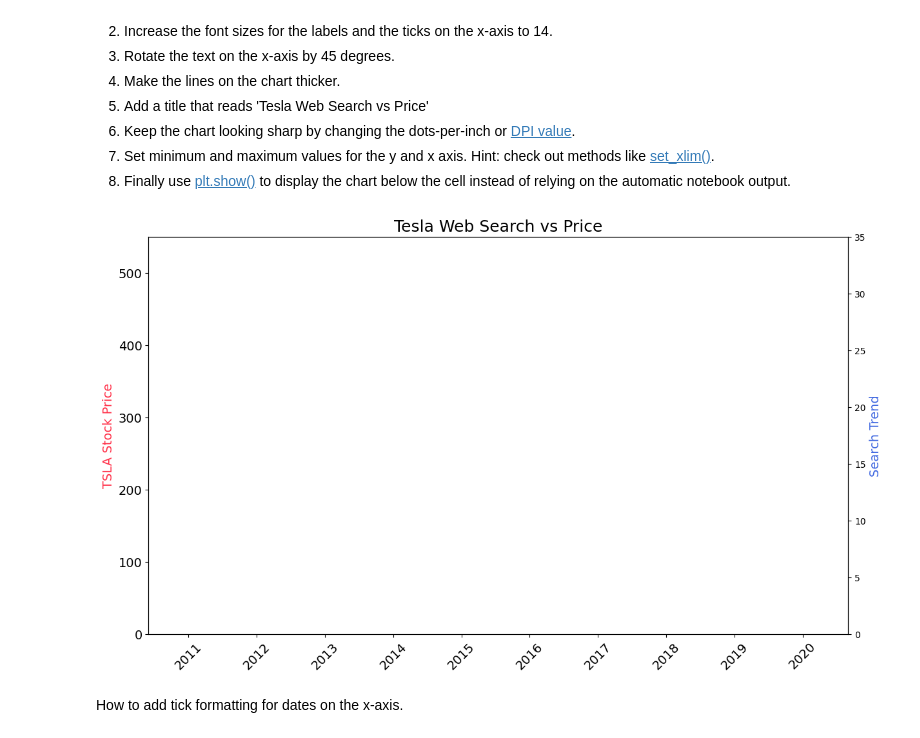
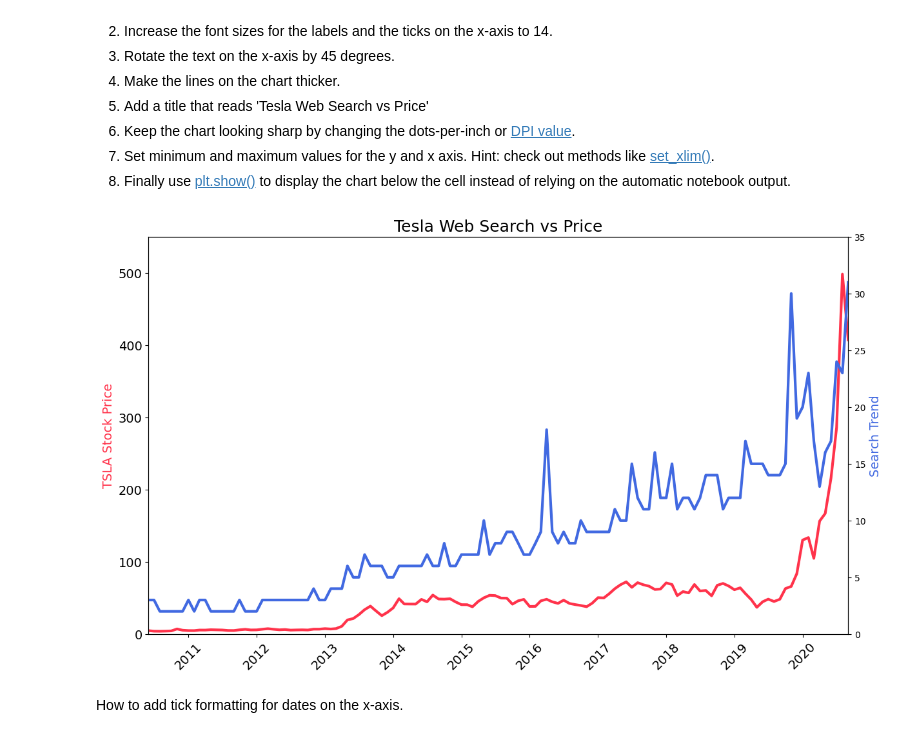
Before and after one commit to bnedjm/100-Dayz-of-Code, a Jupyter notebook: 04-Advanced-Section/Day-075 - Google Trends Data - Resampling and Visualising Time Series/Google Trends and Data Visualisation.ipynb, the cells around one changed output. Cells and saved outputs as stored; diff of their text form; code cells hidden in the pictures.

```diff
--- a/04-Advanced-Section/Day-075 - Google Trends Data - Resampling and Visualising Time Series/Google Trends and Data Visualisation.ipynb
+++ b/04-Advanced-Section/Day-075 - Google Trends Data - Resampling and Visualising Time Series/Google Trends and Data Visualisation.ipynb
@@ -253,24 +257,24 @@ ax2.plot(df_tesla.TSLA_WEB_SEARCH, color="royalblue")
 # %%
 plt.figure(figsize=(14,8), dpi=100)
 plt.title("Tesla Web Search vs Price", fontsize=18)
 plt.xticks(fontsize=14, rotation=45)
 plt.yticks(fontsize=14)
 
 ax1 = plt.gca() # get current axes
 ax2 = ax1.twinx()
 
 ax1.set_ylabel("TSLA Stock Price", color="#FF334B", fontsize=14)
 ax2.set_ylabel("Search Trend", color="royalblue", fontsize=14)
 
 ax1.set_xlim(df_tesla.MONTH.min(), df_tesla.MONTH.max())
 ax1.set_ylim(0, 550)
 ax2.set_ylim(0, 35)
 
-ax1.plot(df_tesla.TSLA_USD_CLOSE, color="#FF334B", linewidth=3)
-ax2.plot(df_tesla.TSLA_WEB_SEARCH, color="royalblue", linewidth=3)
+ax1.plot(df_tesla.MONTH, df_tesla.TSLA_USD_CLOSE, color="#FF334B", linewidth=3)
+ax2.plot(df_tesla.MONTH, df_tesla.TSLA_WEB_SEARCH, color="royalblue", linewidth=3)
 
 plt.show()
 # %% [output]
-[figure, old version]
+[figure, new version]
 # %% [markdown]
 How to add tick formatting for dates on the x-axis.
```
Also changed, not shown: parts of 3 cells of this notebook.
